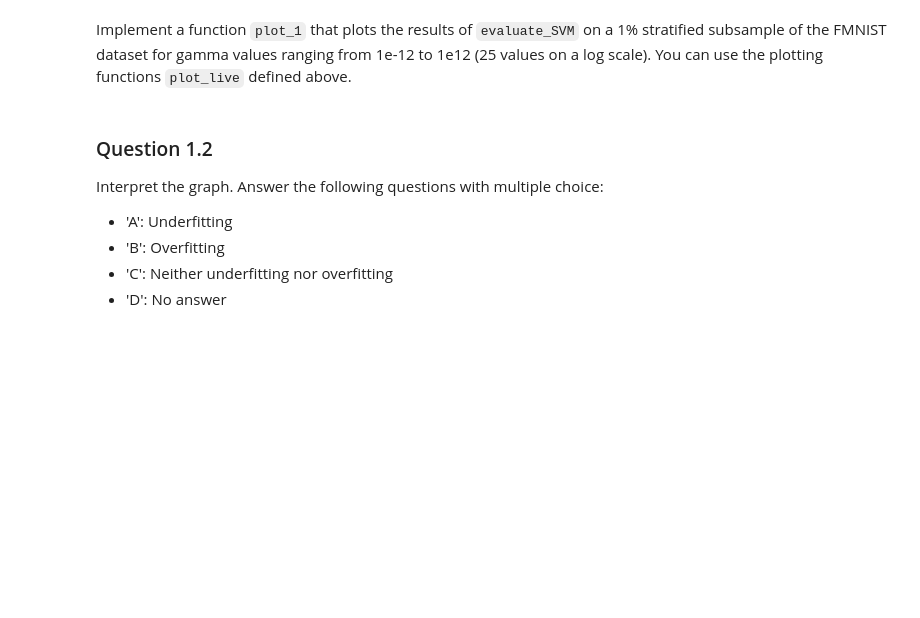
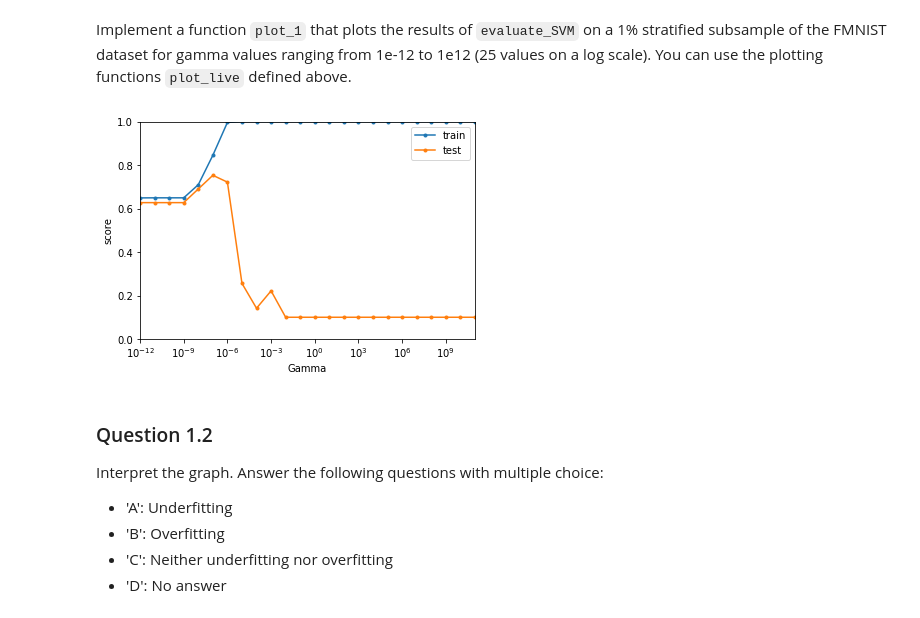
Before and after one commit to Gerdome/ml-course-assignment-1, a Jupyter notebook: Assignment 1.ipynb, the cells around one changed output. Cells and saved outputs as stored; diff of their text form; code cells hidden in the pictures; blank space fills up the shorter version.

```diff
--- a/Assignment 1.ipynb
+++ b/Assignment 1.ipynb
@@ -73,15 +79,22 @@ def plot_live(X, y, evaluator, param_name, param_range, scale='log', ylim=(0,1),
 Implement a function `evaluate_SVM` that evaluates an SVM with RBF kernel for a given gamma value and returns the train and test score
 # %%
 # Implement
+
+""" Evaluate an SVM with 5-fold cross-validation on the provided (X, y) data.
+Keyword arguments:
+X -- the data for training and testing
+y -- the correct labels
+gamma -- the value for the gamma parameter
+
+Returns: a dictionary with the mean train and test score, e.g. {"train": 0.9, "test": 0.95}
+"""
+
+#Solution
 def evaluate_SVM(X, y, gamma):
-    """ Evaluate an SVM with 5-fold cross-validation on the provided (X, y) data.
-    Keyword arguments:
-    X -- the data for training and testing
-    y -- the correct labels
-    gamma -- the value for the gamma parameter
-
-    Returns: a dictionary with the mean train and test score, e.g. {"train": 0.9, "test": 0.95}
-    """
-    pass
+    clf = svm.SVC(kernel = 'rbf', gamma = gamma)
+    cv_results = cross_validate(clf, X, y, return_train_score= True, n_jobs=-1, cv = 5)
+    results_dict = {"train": stat.mean(cv_results['train_score']),
+                    "test": stat.mean(cv_results['test_score'])}
+    return results_dict
 # %% [markdown]
 Implement a function `plot_1` that plots the results of `evaluate_SVM` on a 1% stratified subsample of the FMNIST dataset for gamma values ranging from 1e-12 to 1e12 (25 values on a log scale). You can use the plotting functions `plot_live` defined above.
@@ -93,3 +101,15 @@ plot_1()
+# %%
+# Implement
+def plot_1():
+    #Solution
+    # Take a 1% stratified subsample to speed up experimentation
+    Xs, _, ys, _ = train_test_split(X,y, stratify=y, train_size=0.01)
+    ary = [float('1e' + str(x)) for x in list(range(-12,12, 1))]
+    plot_live(X = Xs, y = ys, evaluator = evaluate_SVM, param_name = 'Gamma', param_range = ary)
+
+plot_1()
+# %% [output]
+[figure, added]
 # %% [markdown]
 ### Question 1.2
 Interpret the graph. Answer the following questions with multiple choice:
```
Also changed, not shown: parts of 10 cells of this notebook.
